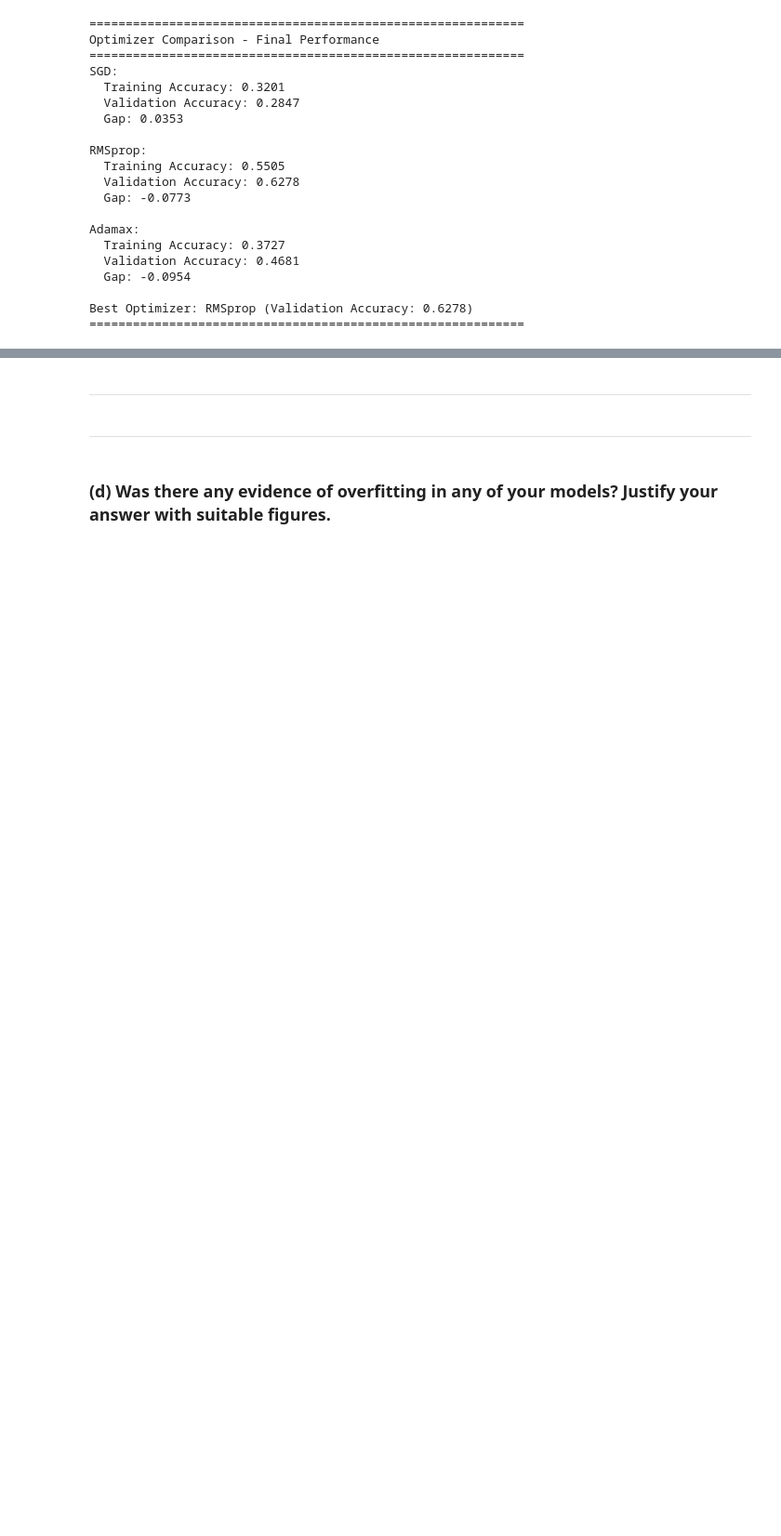
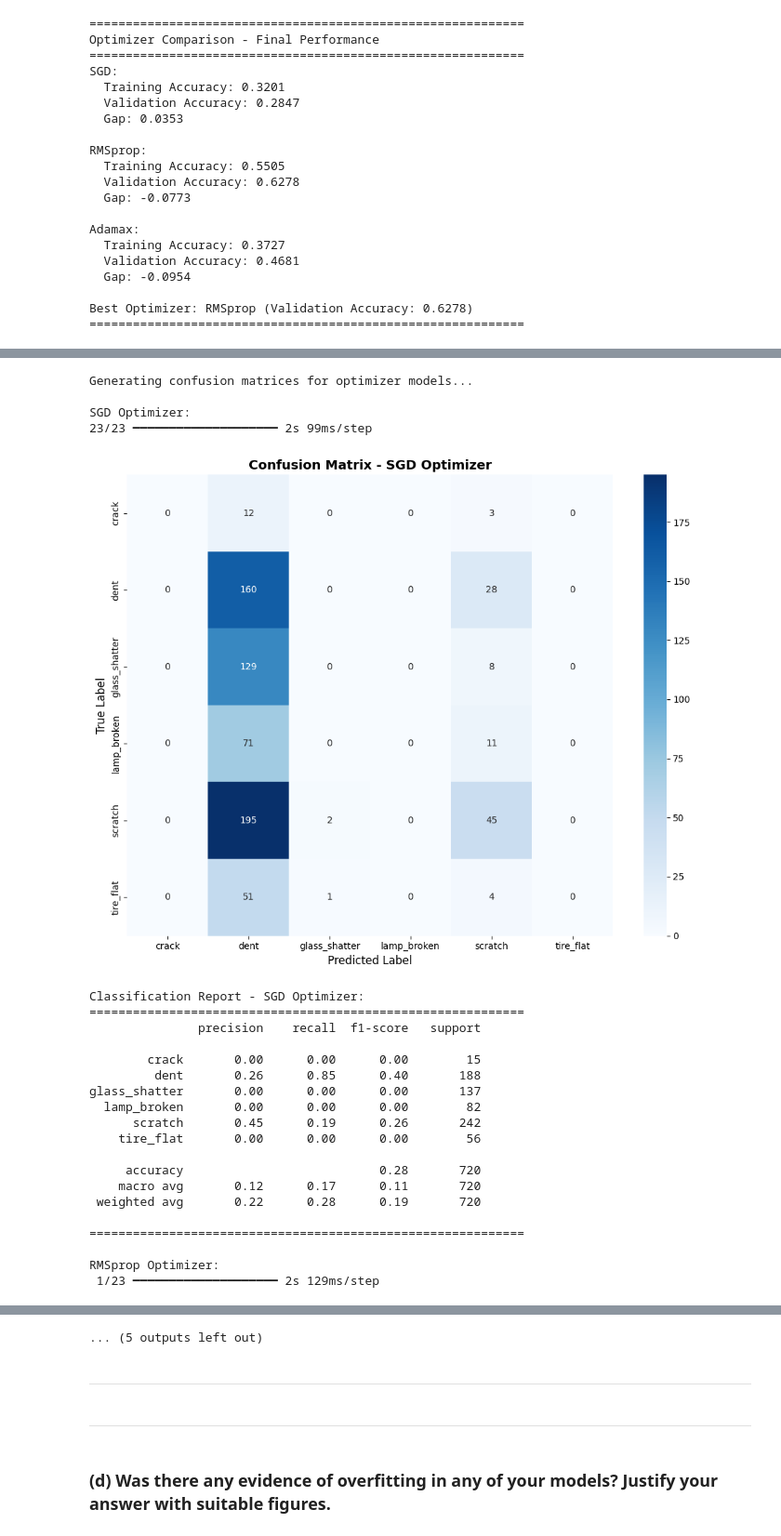
Before and after one commit to dannywu1101/AIFinalProject, a Jupyter notebook: Component2.ipynb, the cells around one changed output, grey strips where cells are left out. Shown at 93% size. Drawn from its saved outputs; the diff is of its cells as text; code cells hidden in the pictures; blank space fills up the shorter version.

```diff
--- a/Component2.ipynb
+++ b/Component2.ipynb
@@ -1846,0 +1997,45 @@ Best Optimizer: RMSprop (Validation Accuracy: 0.6278)
+# %%
+# Confusion matrices for optimizer models (if available)
+if 'optimizer_results' in globals() and len(optimizer_results) > 0:
+    print("Generating confusion matrices for optimizer models...")
+
+    for opt_name, opt_model in optimizer_results.items():
+        print(f"\n{opt_name} Optimizer:")
+        y_pred_opt = opt_model.predict(x_val)
+        y_pred_opt_classes = np.argmax(y_pred_opt, axis=1)
+        plot_confusion_matrix(y_val, y_pred_opt_classes, f'{opt_name} Optimizer', class_names)
+
+# Confusion matrices for layer models (if available)
+if 'layer_models' in globals() and len(layer_models) > 0:
+    print("\nGenerating confusion matrices for layer configuration models...")
+
+    for layer_name, layer_model in layer_models.items():
+        print(f"\n{layer_name}:")
+        y_pred_layer = layer_model.predict(x_val)
+        y_pred_layer_classes = np.argmax(y_pred_layer, axis=1)
+        plot_confusion_matrix(y_val, y_pred_layer_classes, layer_name, class_names)
+# %% [output]
+Generating confusion matrices for optimizer models...
+
+SGD Optimizer:
+23/23 ━━━━━━━━━━━━━━━━━━━━ 2s 99ms/step
+[figure, added]
+Classification Report - SGD Optimizer:
+============================================================
+               precision    recall  f1-score   support
+
+        crack       0.00      0.00      0.00        15
+         dent       0.26      0.85      0.40       188
+glass_shatter       0.00      0.00      0.00       137
+  lamp_broken       0.00      0.00      0.00        82
+      scratch       0.45      0.19      0.26       242
+    tire_flat       0.00      0.00      0.00        56
+
+     accuracy                           0.28       720
+    macro avg       0.12      0.17      0.11       720
+ weighted avg       0.22      0.28      0.19       720
+
+============================================================
+
+RMSprop Optimizer:
+ 1/23 ━━━━━━━━━━━━━━━━━━━━ 2s 129ms/step
@@ -1847,3 +2103,4 @@ Best Optimizer: RMSprop (Validation Accuracy: 0.6278)
+... (5 outputs left out)
 # %% [markdown]
 ---
 # %% [markdown]
```
Also changed, not shown: parts of 11 cells of this notebook.
